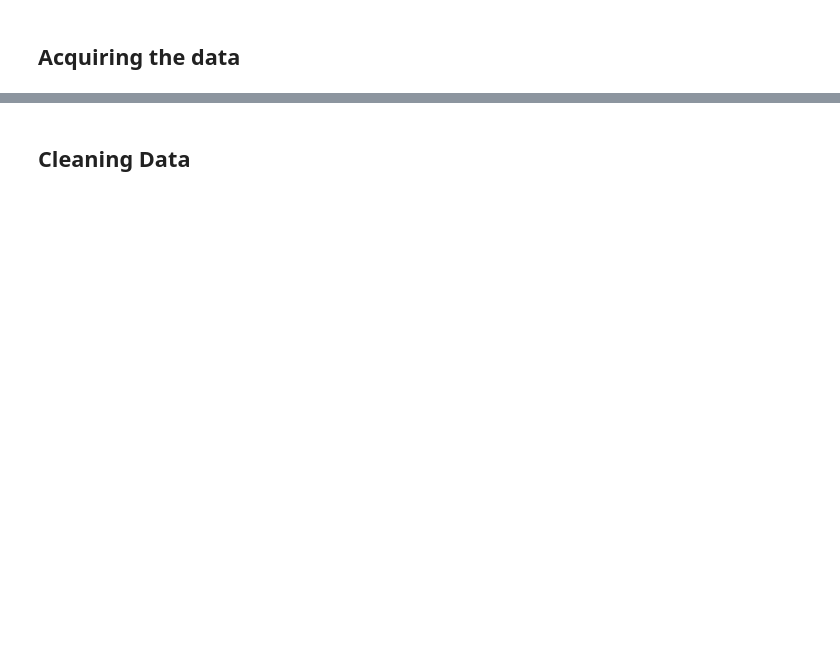
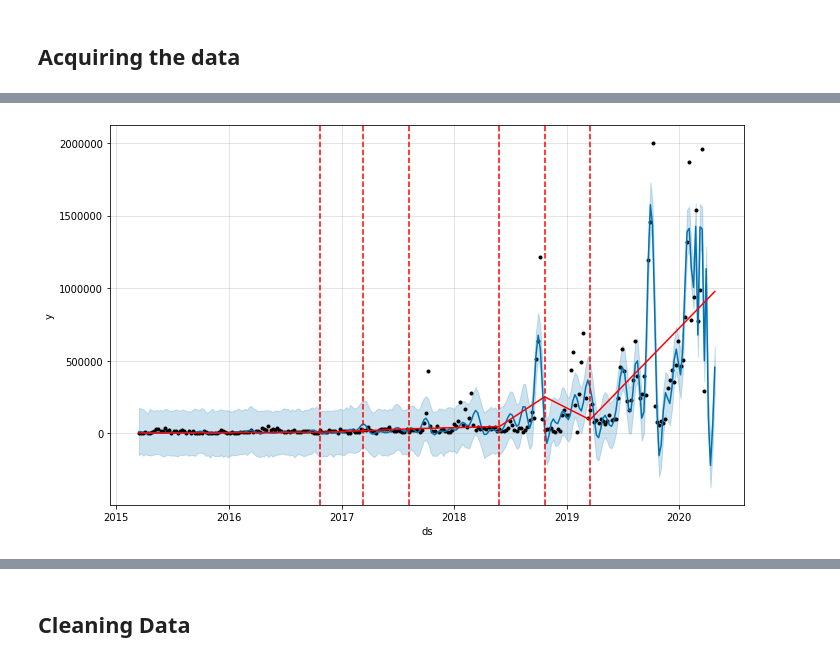
Before and after one commit to sacses/Ironhack-Final-Project, a Jupyter notebook: notebooks/notebook_1.ipynb, the cells around one changed output, grey strips where cells are left out. Saved outputs shown, nothing was run; the diff lists cells and outputs as text; code cells hidden in the pictures; blank space fills up the shorter version.

```diff
--- a/notebooks/notebook_1.ipynb
+++ b/notebooks/notebook_1.ipynb
@@ -116,7 +135,10 @@ from fbprophet.diagnostics import cross_validation
 #This function creates the forecast and plots it
 
 def plot_forecast(market, period, frequency):
-    model = create_forecast(market, period, frequency)
+    model = fit_model_kwargs(market)
 
-    model.plot(forecast)
+    future = model.make_future_dataframe(periods=period, freq=frequency)
+    forecast = model.predict(future)
+
+    fig = model.plot(forecast)
     a = add_changepoints_to_plot(fig.gca(), model, forecast)
@@ -125,3 +173,7 @@ plot_forecast()
+# %%
+plot_forecast('HKD', 5, 'W')
+# %% [output]
+[figure, added]
 # %%
 #This function fits the model and creates the forecast
 
```
Also changed, not shown: parts of 18 cells of this notebook.
